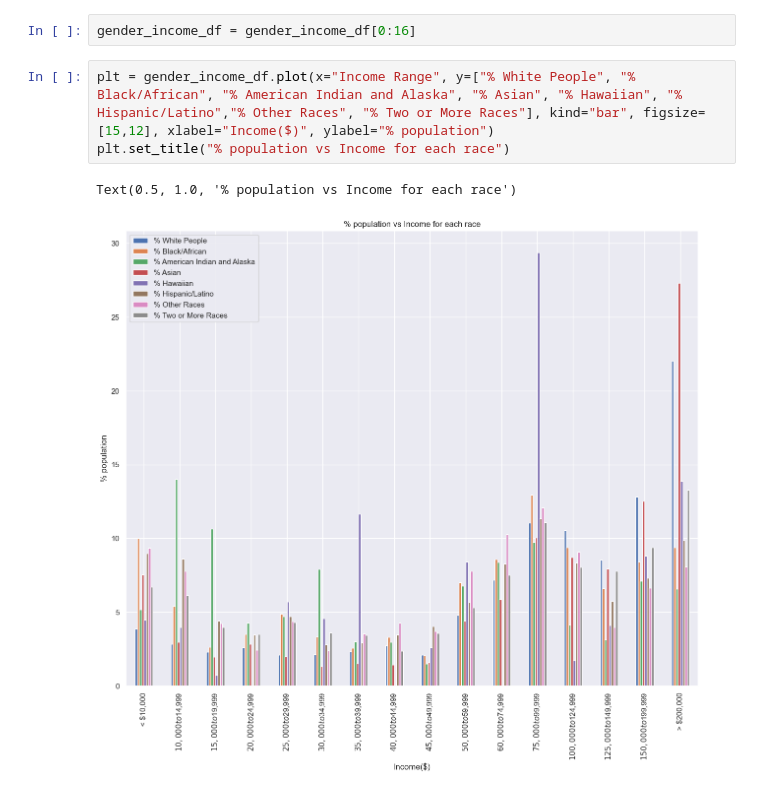
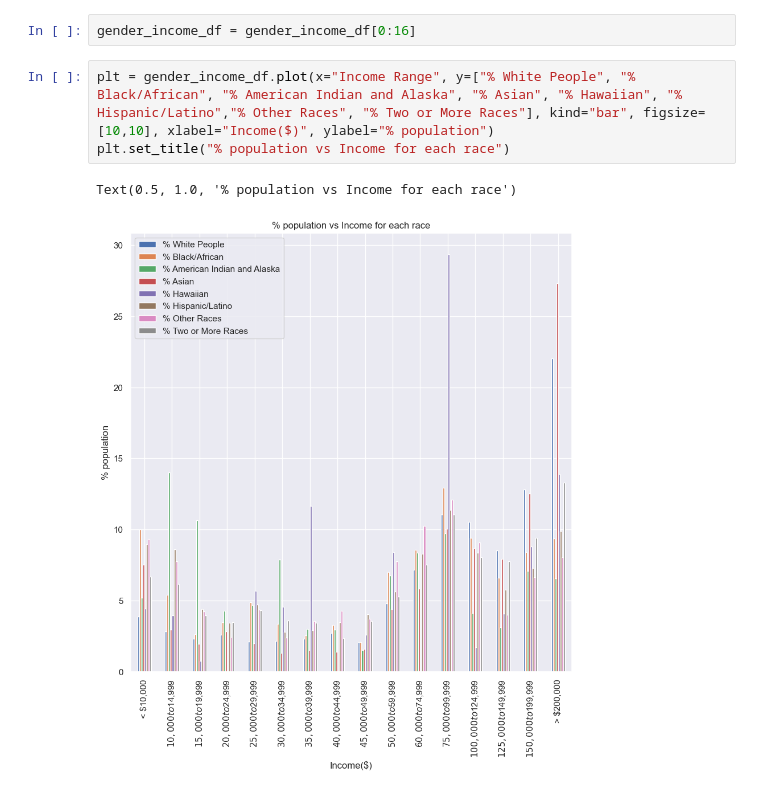
Before and after one commit to BU-Spark/ds-councilor-lara-ubi, a Jupyter notebook: spring23-team-1/deliverables/deliverable2/income_gender_distribution.ipynb, the cells around one changed output. Saved outputs shown, nothing was run; the diff lists cells and outputs as text.

```diff
--- a/spring23-team-1/deliverables/deliverable2/income_gender_distribution.ipynb
+++ b/spring23-team-1/deliverables/deliverable2/income_gender_distribution.ipynb
@@ -156,8 +156,8 @@ gender_income_df
 # %%
 gender_income_df = gender_income_df[0:16]
 # %%
-plt = gender_income_df.plot(x="Income Range", y=["% White People", "% Black/African", "% American Indian and Alaska", "% Asian", "% Hawaiian", "% Hispanic/Latino","% Other Races", "% Two or More Races"], kind="bar", figsize=[15,12], xlabel="Income($)", ylabel="% population")
+plt = gender_income_df.plot(x="Income Range", y=["% White People", "% Black/African", "% American Indian and Alaska", "% Asian", "% Hawaiian", "% Hispanic/Latino","% Other Races", "% Two or More Races"], kind="bar", figsize=[10,10], xlabel="Income($)", ylabel="% population")
 plt.set_title("% population vs Income for each race")
 # %% [output]
 Text(0.5, 1.0, '% population vs Income for each race')
-[figure, old version]
+[figure, new version]
```
Also changed, not shown: parts of 1 cell of this notebook.
